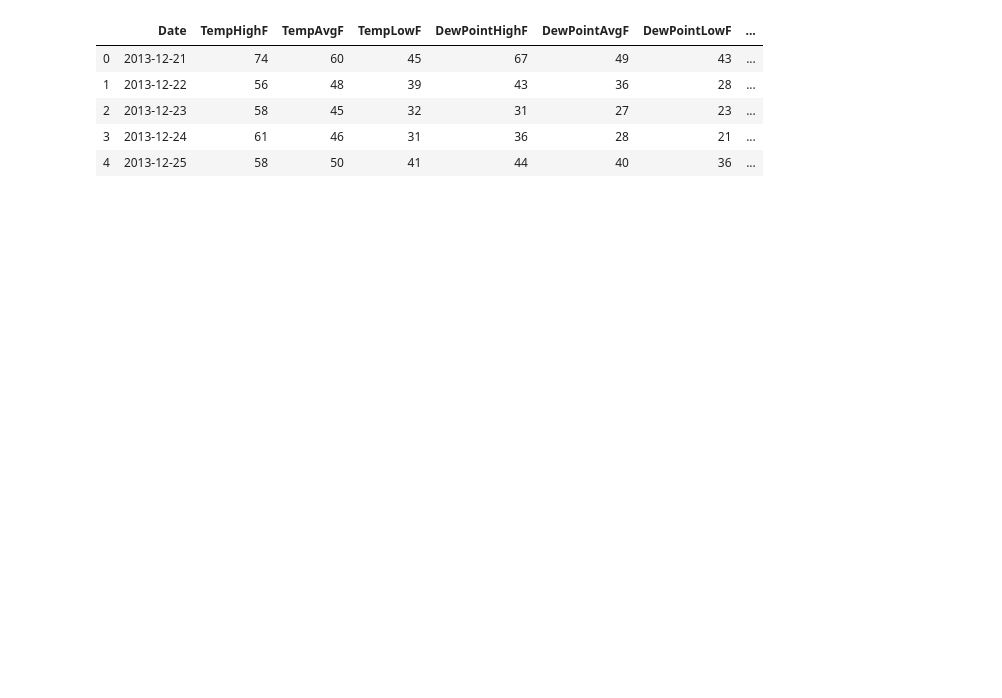
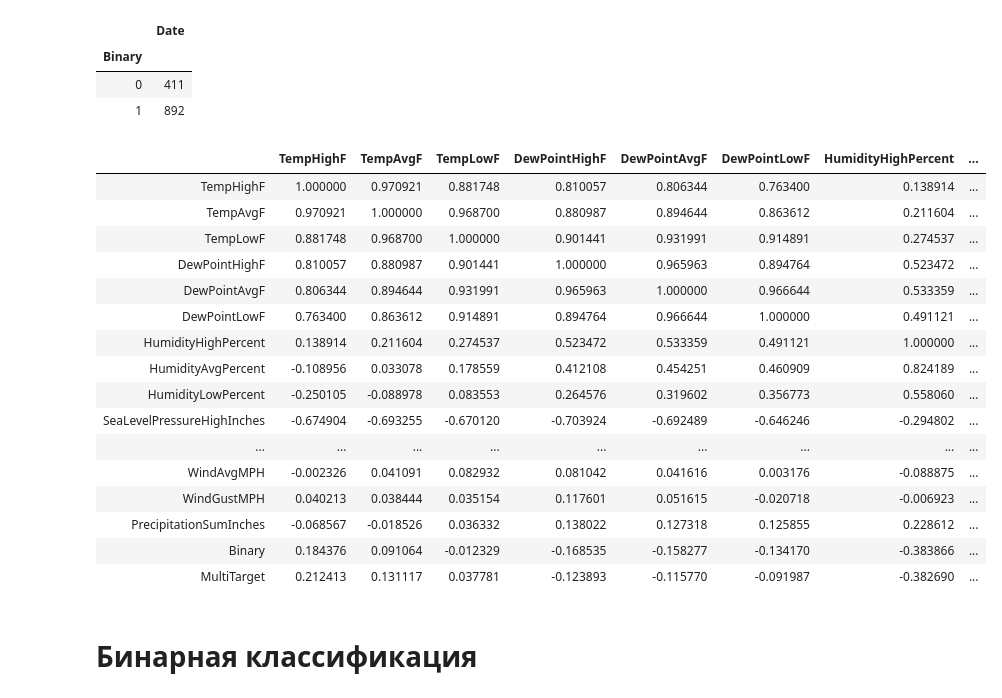
Before and after one commit to ZmiyProjects/DataAnalysisLabs, a Jupyter notebook: Задание 3 Решающие деревья/austin_weather.ipynb, the cells around one changed output. Cells and saved outputs as stored; diff of their text form; code cells hidden in the pictures; blank space fills up the shorter version.

```diff
--- a/Задание 3 Решающие деревья/austin_weather.ipynb
+++ b/Задание 3 Решающие деревья/austin_weather.ipynb
@@ -2,16 +2,21 @@
 import os
 os.environ["PATH"] += os.pathsep + 'C:/Program Files (x86)/Graphviz2.38/bin/'
 
+import graphviz
+import pydotplus
+
 import pandas as pd
 import numpy as np
+import scipy as sp
+
 from matplotlib import pyplot as plt
 from sklearn import tree
 from sklearn.model_selection import train_test_split, cross_val_score
-from sklearn.ensemble import BaggingClassifier
+from sklearn.ensemble import BaggingClassifier, RandomForestClassifier, GradientBoostingClassifier
 from sklearn.ensemble import RandomForestClassifier
-
+from sklearn.preprocessing import LabelEncoder
+from sklearn.metrics import accuracy_score, confusion_matrix
 from IPython.display import Image
-import graphviz
-import pydotplus
 
 pd.options.display.max_columns = 25
+pd.options.display.max_rows = None
@@ -39,10 +70,17 @@ df_austin[['Events', 'Date']].groupby(['Events']).count()
-# %%
-df_austin = df_austin[(df_austin.Events != 'Fog , Thunderstorm') & (df_austin.Events != 'Rain , Snow')]
 # %%
+df_austin = df_austin[
+    (df_austin.Events != 'Fog , Thunderstorm') & (df_austin.Events != 'Rain , Snow')]
 df_austin['Events'].replace(' ', np.nan, inplace=True)
 df_austin['Events'].fillna('clear', inplace=True)
 df_austin['PrecipitationSumInches'].replace('T', 0, inplace=True)
 df_austin.replace('-', np.nan, inplace=True)
 df_austin.dropna(inplace=True)
+df_austin['PrecipitationSumInches'] = df_austin.PrecipitationSumInches.astype('float')
 # %%
 df_austin['Binary'] = df_austin.apply(binary_weather, axis=1)
+df_austin[['Binary', 'Date']].groupby(['Binary']).count()
+# %% [output]
+|  | Date |
+| Binary |  |
+| 0 | 411 |
+| 1 | 892 |
@@ -53,9 +87,44 @@ features = [i for i in df_austin if i not in no_use]
+# %%
+le = LabelEncoder()
+le.fit(df_austin['Events'])
+df_austin["MultiTarget"] = le.transform(df_austin['Events'])
+
+df_austin['DewPointHighF'] = df_austin['DewPointHighF'].astype('int')
+df_austin['DewPointAvgF'] = df_austin['DewPointAvgF'].astype('int')
+df_austin['DewPointLowF'] = df_austin['DewPointLowF'].astype('int')
+
+df_austin['HumidityHighPercent'] = df_austin['HumidityHighPercent'].astype('int')
+df_austin['HumidityAvgPercent'] = df_austin['HumidityAvgPercent'].astype('int')
+df_austin['HumidityLowPercent'] = df_austin['HumidityLowPercent'].astype('int')
+
+df_austin['SeaLevelPressureHighInches'] = df_austin['SeaLevelPressureHighInches'].astype('float')
+df_austin['SeaLevelPressureLowInches'] = df_austin['SeaLevelPressureLowInches'].astype('float')
+df_austin['SeaLevelPressureLowInches'] = df_austin['SeaLevelPressureLowInches'].astype('float')
+
+df_austin['VisibilityHighMiles'] = df_austin['VisibilityHighMiles'].astype('int')
+df_austin['VisibilityAvgMiles'] = df_austin['VisibilityAvgMiles'].astype('int')
+df_austin['VisibilityLowMiles'] = df_austin['VisibilityLowMiles'].astype('int')
+
+df_austin['WindHighMPH'] = df_austin['WindHighMPH'].astype('int')
+df_austin['WindAvgMPH'] = df_austin['WindAvgMPH'].astype('int')
+df_austin['WindGustMPH'] = df_austin['WindGustMPH'].astype('int')
 # %%
-df_austin.head()
+df_austin.corr()
 # %% [output]
-|  | Date | TempHighF | TempAvgF | TempLowF | DewPointHighF | DewPointAvgF | DewPointLowF | ... |
-| 0 | 2013-12-21 | 74 | 60 | 45 | 67 | 49 | 43 | ... |
-| 1 | 2013-12-22 | 56 | 48 | 39 | 43 | 36 | 28 | ... |
-| 2 | 2013-12-23 | 58 | 45 | 32 | 31 | 27 | 23 | ... |
-| 3 | 2013-12-24 | 61 | 46 | 31 | 36 | 28 | 21 | ... |
-| 4 | 2013-12-25 | 58 | 50 | 41 | 44 | 40 | 36 | ... |
+|  | TempHighF | TempAvgF | TempLowF | DewPointHighF | DewPointAvgF | DewPointLowF | HumidityHighPercent | ... |
+| TempHighF | 1.000000 | 0.970921 | 0.881748 | 0.810057 | 0.806344 | 0.763400 | 0.138914 | ... |
+| TempAvgF | 0.970921 | 1.000000 | 0.968700 | 0.880987 | 0.894644 | 0.863612 | 0.211604 | ... |
+| TempLowF | 0.881748 | 0.968700 | 1.000000 | 0.901441 | 0.931991 | 0.914891 | 0.274537 | ... |
+| DewPointHighF | 0.810057 | 0.880987 | 0.901441 | 1.000000 | 0.965963 | 0.894764 | 0.523472 | ... |
+| DewPointAvgF | 0.806344 | 0.894644 | 0.931991 | 0.965963 | 1.000000 | 0.966644 | 0.533359 | ... |
+| DewPointLowF | 0.763400 | 0.863612 | 0.914891 | 0.894764 | 0.966644 | 1.000000 | 0.491121 | ... |
+| HumidityHighPercent | 0.138914 | 0.211604 | 0.274537 | 0.523472 | 0.533359 | 0.491121 | 1.000000 | ... |
+| HumidityAvgPercent | -0.108956 | 0.033078 | 0.178559 | 0.412108 | 0.454251 | 0.460909 | 0.824189 | ... |
+| HumidityLowPercent | -0.250105 | -0.088978 | 0.083553 | 0.264576 | 0.319602 | 0.356773 | 0.558060 | ... |
+| SeaLevelPressureHighInches | -0.674904 | -0.693255 | -0.670120 | -0.703924 | -0.692489 | -0.646246 | -0.294802 | ... |
+| ... | ... | ... | ... | ... | ... | ... | ... | ... |
+| WindAvgMPH | -0.002326 | 0.041091 | 0.082932 | 0.081042 | 0.041616 | 0.003176 | -0.088875 | ... |
+| WindGustMPH | 0.040213 | 0.038444 | 0.035154 | 0.117601 | 0.051615 | -0.020718 | -0.006923 | ... |
+| PrecipitationSumInches | -0.068567 | -0.018526 | 0.036332 | 0.138022 | 0.127318 | 0.125855 | 0.228612 | ... |
+| Binary | 0.184376 | 0.091064 | -0.012329 | -0.168535 | -0.158277 | -0.134170 | -0.383866 | ... |
+| MultiTarget | 0.212413 | 0.131117 | 0.037781 | -0.123893 | -0.115770 | -0.091987 | -0.382690 | ... |
@@ -62 +137,3 @@ df_austin.head()
+# %% [markdown]
+# Бинарная классификация
 # %%
```
Also changed, not shown: parts of 22 cells of this notebook, 32 other files.
